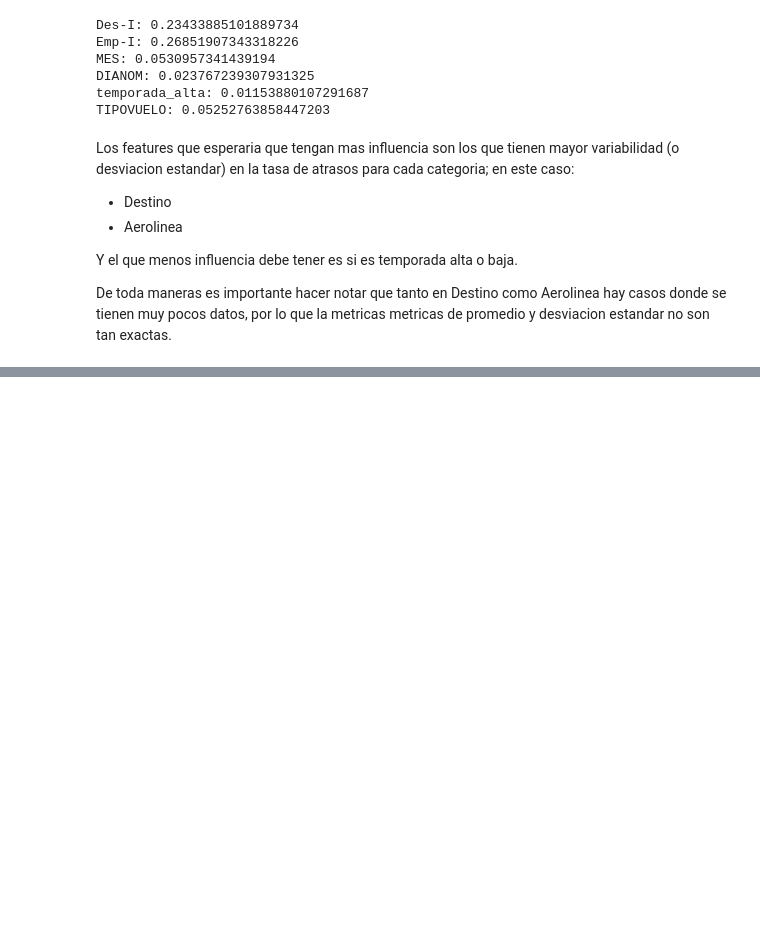
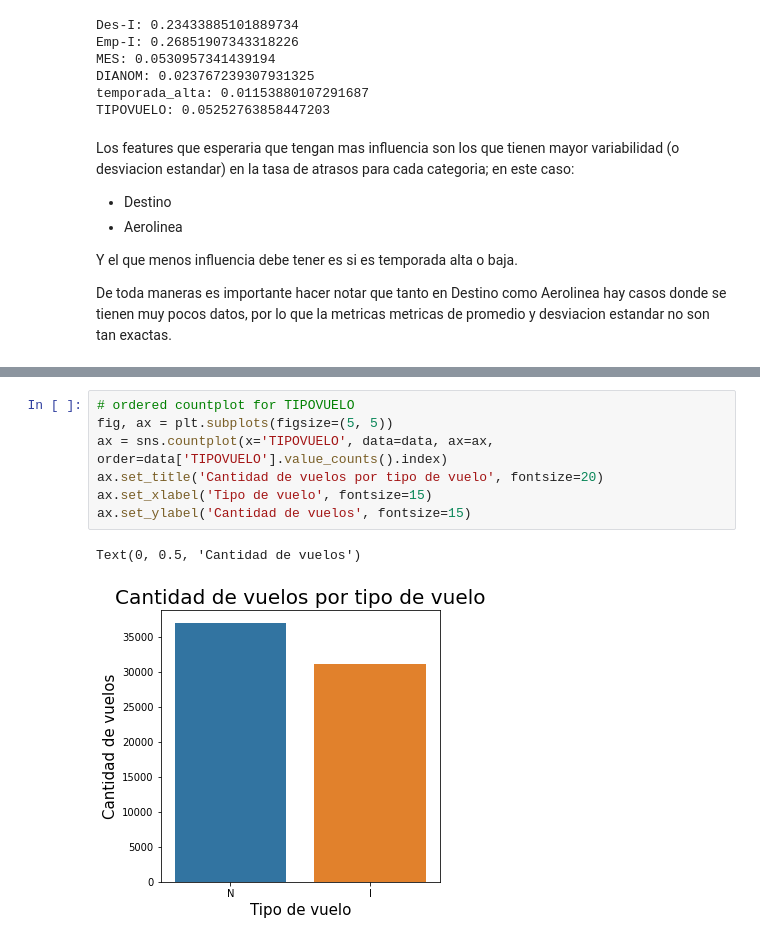
Before and after one commit to bastianfuenza/desafio_latam, a Jupyter notebook: challenge.ipynb, the cells around one changed output, grey strips where cells are left out. Cells and saved outputs as stored; diff of their text form; blank space fills up the shorter version.

```diff
--- a/challenge.ipynb
+++ b/challenge.ipynb
@@ -572,0 +683,10 @@ De toda maneras es importante hacer notar que tanto en Destino como Aerolinea ha
+# %%
+# ordered countplot for TIPOVUELO
+fig, ax = plt.subplots(figsize=(5, 5))
+ax = sns.countplot(x='TIPOVUELO', data=data, ax=ax, order=data['TIPOVUELO'].value_counts().index)
+ax.set_title('Cantidad de vuelos por tipo de vuelo', fontsize=20)
+ax.set_xlabel('Tipo de vuelo', fontsize=15)
+ax.set_ylabel('Cantidad de vuelos', fontsize=15)
+# %% [output]
+Text(0, 0.5, 'Cantidad de vuelos')
+[figure, added]
```
Also changed, not shown: parts of 38 cells of this notebook.
